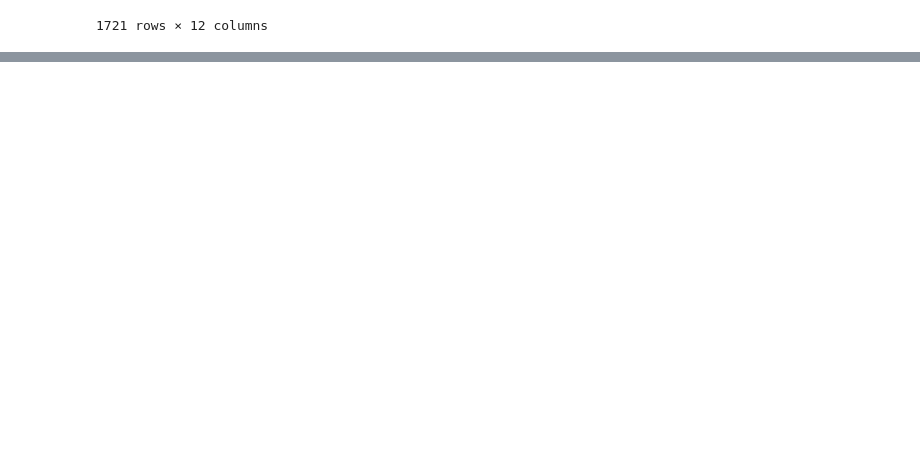
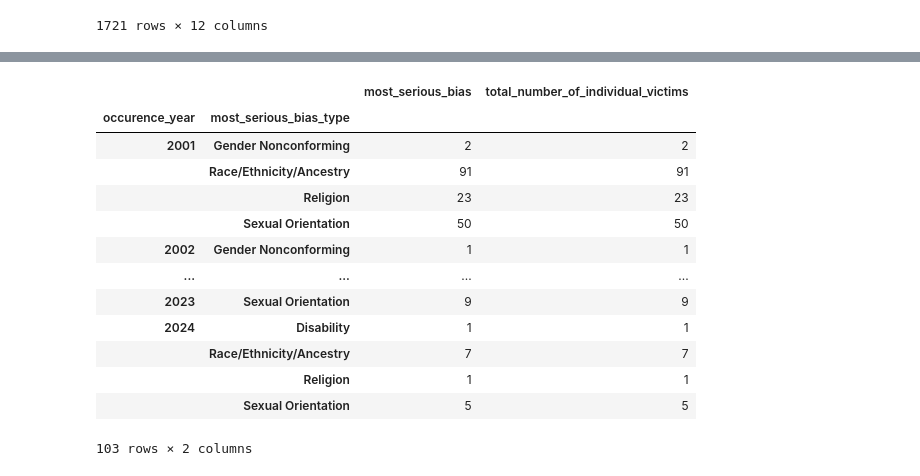
Before and after one commit to angela139/dsc106-final, a Jupyter notebook: src/data/dataprocessing.ipynb, the cells around one changed output, grey strips where cells are left out. Cells and saved outputs as stored; diff of their text form; code cells hidden in the pictures; blank space fills up the shorter version.

```diff
--- a/src/data/dataprocessing.ipynb
+++ b/src/data/dataprocessing.ipynb
@@ -50,3 +65,22 @@ fig.show()
 types_of_crimes = trimmed_data[['record_id', 'most_serious_bias_type']].groupby('most_serious_bias_type').count().reset_index()
 graph = px.bar(types_of_crimes, x='most_serious_bias_type', y='record_id')
 graph.show()
+# %%
+grouped_data = trimmed_data[['occurence_month', 'most_serious_bias_type', 'most_serious_bias', 'total_number_of_individual_victims']].copy()
+grouped_data['occurence_year'] = grouped_data['occurence_month'].apply(lambda x: x[:4])
+grouped_data.drop(columns=['occurence_month']).groupby(['occurence_year', 'most_serious_bias_type']).count()
+# %% [output]
+|  |  | most_serious_bias | total_number_of_individual_victims |
+| occurence_year | most_serious_bias_type |  |  |
+| 2001 | Gender Nonconforming | 2 | 2 |
+|  | Race/Ethnicity/Ancestry | 91 | 91 |
+|  | Religion | 23 | 23 |
+|  | Sexual Orientation | 50 | 50 |
+| 2002 | Gender Nonconforming | 1 | 1 |
+| ... | ... | ... | ... |
+| 2023 | Sexual Orientation | 9 | 9 |
+| 2024 | Disability | 1 | 1 |
+|  | Race/Ethnicity/Ancestry | 7 | 7 |
+|  | Religion | 1 | 1 |
+|  | Sexual Orientation | 5 | 5 |
+103 rows × 2 columns
```
Also changed, not shown: parts of 5 cells of this notebook, 2 other files.
